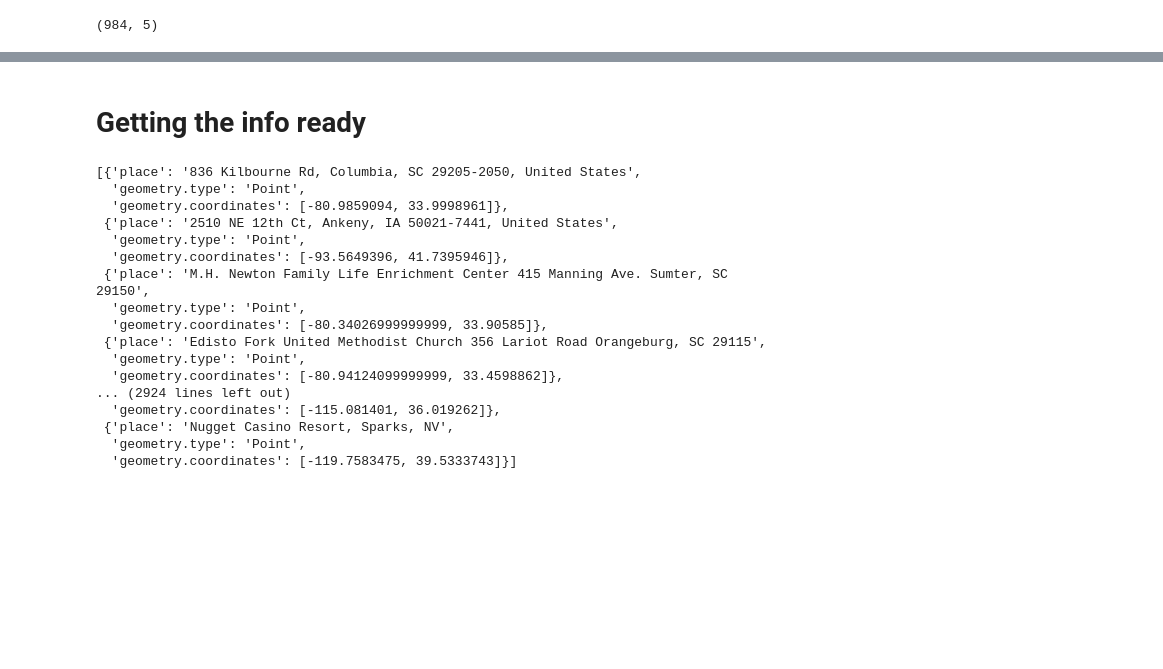
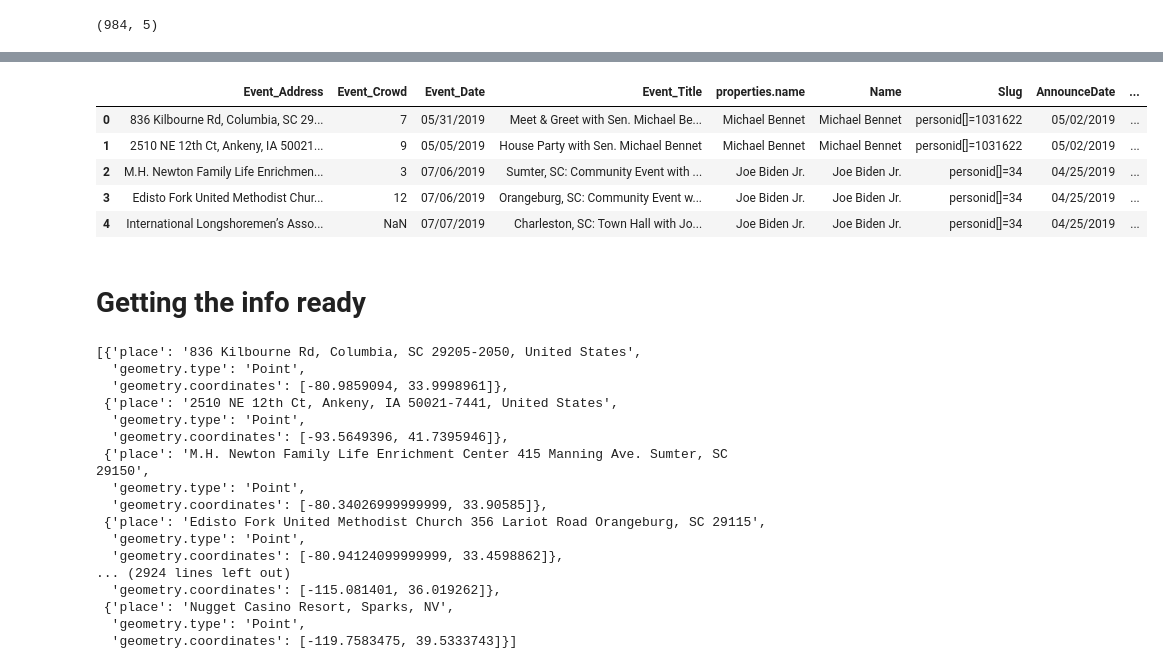
Before and after one commit to sawyerclick/portfolio, a Jupyter notebook: 2020-dems/Facebook Scrape.ipynb, the cells around one changed output, grey strips where cells are left out. Drawn from its saved outputs; the diff is of its cells as text; code cells hidden in the pictures; blank space fills up the shorter version.

```diff
--- a/2020-dems/Facebook Scrape.ipynb
+++ b/2020-dems/Facebook Scrape.ipynb
@@ -1089,2 +1089,11 @@ merged_df2.shape
+# %%
+merged_df2.head()
+# %% [output]
+|  | Event_Address | Event_Crowd | Event_Date | Event_Title | properties.name | Name | Slug | AnnounceDate | ... |
+| 0 | 836 Kilbourne Rd, Columbia, SC 29... | 7 | 05/31/2019 | Meet & Greet with Sen. Michael Be... | Michael Bennet | Michael Bennet | personid[]=1031622 | 05/02/2019 | ... |
+| 1 | 2510 NE 12th Ct, Ankeny, IA 50021... | 9 | 05/05/2019 | House Party with Sen. Michael Bennet | Michael Bennet | Michael Bennet | personid[]=1031622 | 05/02/2019 | ... |
+| 2 | M.H. Newton Family Life Enrichmen... | 3 | 07/06/2019 | Sumter, SC: Community Event with ... | Joe Biden Jr. | Joe Biden Jr. | personid[]=34 | 04/25/2019 | ... |
+| 3 | Edisto Fork United Methodist Chur... | 12 | 07/06/2019 | Orangeburg, SC: Community Event w... | Joe Biden Jr. | Joe Biden Jr. | personid[]=34 | 04/25/2019 | ... |
+| 4 | International Longshoremen’s Asso... | NaN | 07/07/2019 | Charleston, SC: Town Hall with Jo... | Joe Biden Jr. | Joe Biden Jr. | personid[]=34 | 04/25/2019 | ... |
 # %% [markdown]
 # Getting the info ready
```
Also changed, not shown: parts of 19 cells of this notebook, 6 other files.
